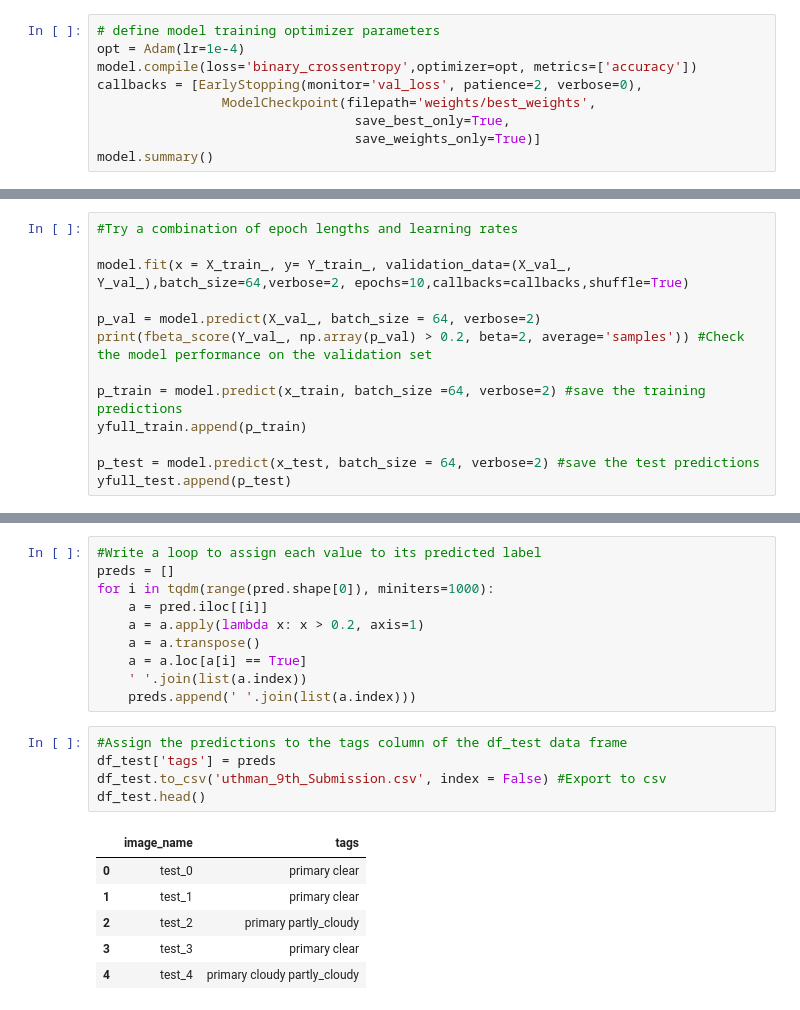
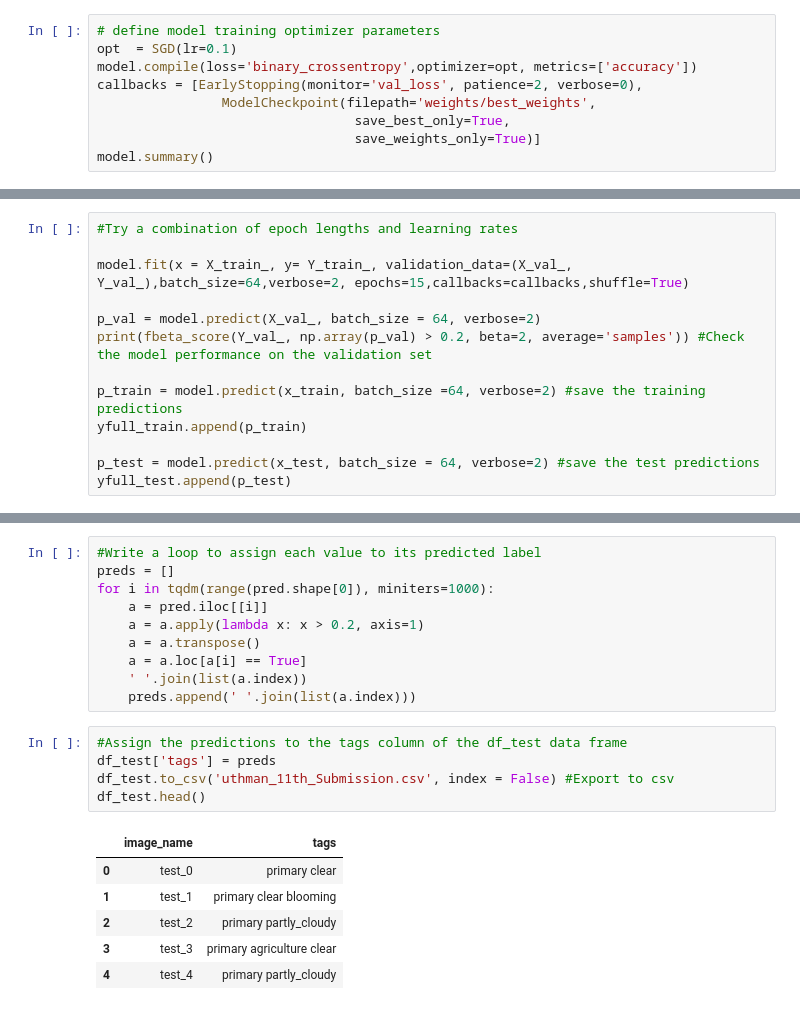
Before and after one commit to Uthmanic/HAMOYE-DataScience-Internship, a Jupyter notebook: Hamoye_Stage_D(Planet_Understanding_the_Amazon_from_SpaceAmazon).ipynb, the cells around one changed output, grey strips where cells are left out. Drawn from its saved outputs; the diff is of its cells as text.

```diff
--- a/Hamoye_Stage_D(Planet_Understanding_the_Amazon_from_SpaceAmazon).ipynb
+++ b/Hamoye_Stage_D(Planet_Understanding_the_Amazon_from_SpaceAmazon).ipynb
@@ -296,7 +276,7 @@ gc.collect()
 0
 # %%
 # define model training optimizer parameters
-opt = Adam(lr=1e-4)
+opt  = SGD(lr=0.1)
 model.compile(loss='binary_crossentropy',optimizer=opt, metrics=['accuracy'])
 callbacks = [EarlyStopping(monitor='val_loss', patience=2, verbose=0),
                 ModelCheckpoint(filepath='weights/best_weights',
@@ -329,7 +309,7 @@ gc.collect()
 # %%
 #Try a combination of epoch lengths and learning rates
 
-model.fit(x = X_train_, y= Y_train_, validation_data=(X_val_, Y_val_),batch_size=64,verbose=2, epochs=10,callbacks=callbacks,shuffle=True)
+model.fit(x = X_train_, y= Y_train_, validation_data=(X_val_, Y_val_),batch_size=64,verbose=2, epochs=15,callbacks=callbacks,shuffle=True)
 
 p_val = model.predict(X_val_, batch_size = 64, verbose=2)
 print(fbeta_score(Y_val_, np.array(p_val) > 0.2, beta=2, average='samples')) #Check the model performance on the validation set
@@ -412,15 +392,15 @@ for i in tqdm(range(pred.shape[0]), miniters=1000):
 # %%
 #Assign the predictions to the tags column of the df_test data frame
 df_test['tags'] = preds
-df_test.to_csv('uthman_9th_Submission.csv', index = False) #Export to csv
+df_test.to_csv('uthman_11th_Submission.csv', index = False) #Export to csv
 df_test.head()
 # %% [output]
 |  | image_name | tags |
 | 0 | test_0 | primary clear |
-| 1 | test_1 | primary clear |
+| 1 | test_1 | primary clear blooming |
 | 2 | test_2 | primary partly_cloudy |
-| 3 | test_3 | primary clear |
-| 4 | test_4 | primary cloudy partly_cloudy |
+| 3 | test_3 | primary agriculture clear |
+| 4 | test_4 | primary partly_cloudy |
 # %%
 #download submission file
 from google.colab import files
```
Also changed, not shown: parts of 14 cells of this notebook.
